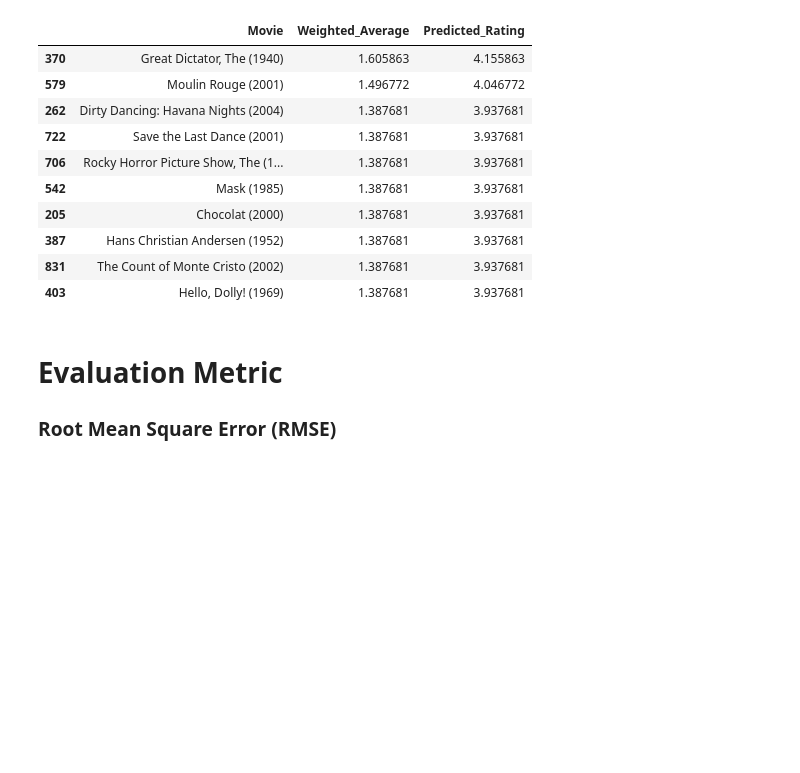
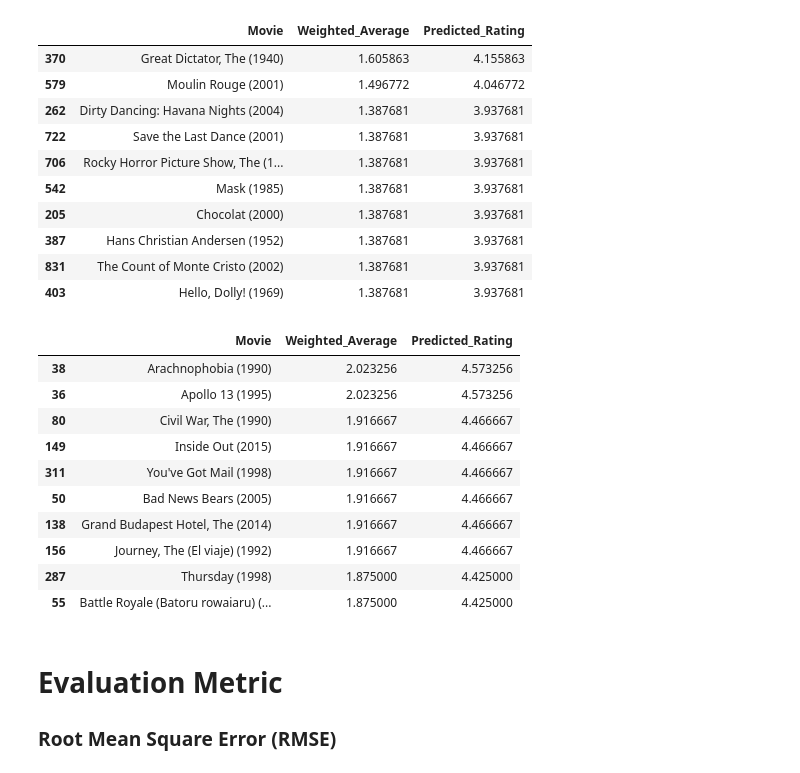
Before and after one commit to zhikaichen99/RecommenderSystems, a Jupyter notebook: collaborative-filtering.ipynb, the cells around one changed output. Drawn from its saved outputs; the diff is of its cells as text; code cells hidden in the pictures; blank space fills up the shorter version.

Commit message:
user-user recommendation function

```diff
--- a/collaborative-filtering.ipynb
+++ b/collaborative-filtering.ipynb
@@ -193,7 +198,8 @@ similar_watched.head()
 # %% [markdown]
 We need to remove the movies that the target user has watched from the movies that similar users have watched.
 # %%
-similar_watched.drop(watched.columns, axis = 1, inplace = True, errors = 'ignore')
+# remove movies that the target user has watched.
+similar_watched.drop(target_watched.columns, axis = 1, inplace = True, errors = 'ignore')
 similar_watched.head()
 # %% [output]
 | title | 'burbs, The (1989) | (500) Days of Summer (2009) | ...And Justice for All (1979) | 10 Things I Hate About You (1999) | ... |
@@ -263,7 +264,9 @@ If $r_{1,4} > r_{1,5}$, then item *4* would get recommended to user *1*.
 # %%
+# Compute the predicted rating
+
 avg_rating = userRatings[userRatings.index == user_id].T.mean()[user_id]
-rankings['Predicted_Rating'] = rankings['Weighted_Average'] + avg_rating
-rankings.sort_values('Weighted_Average', ascending = False)[:10]
+recommendations['Predicted_Rating'] = recommendations['Weighted_Average'] + avg_rating
+recommendations.sort_values('Weighted_Average', ascending = False)[:10]
 # %% [output]
 |  | Movie | Weighted_Average | Predicted_Rating |
 | 370 | Great Dictator, The (1940) | 1.605863 | 4.155863 |
@@ -276,6 +279,53 @@ rankings.sort_values('Weighted_Average', ascending = False)[:10]
 | 387 | Hans Christian Andersen (1952) | 1.387681 | 3.937681 |
 | 831 | The Count of Monte Cristo (2002) | 1.387681 | 3.937681 |
 | 403 | Hello, Dolly! (1969) | 1.387681 | 3.937681 |
+# %%
+k = 10 # Number of similar users we want to retrieve
+similarity_threshold = 0.3 # Threshold that needs to be met to be considered similar
+
+
+def recommend_movies(user):
+    similarity_matrix.drop(index = user, inplace = True)
+    top_k_users = similarity_matrix[similarity_matrix[user] > similarity_threshold][user].sort_values(ascending = False)[1: k + 1]
+    target_watched = userRatings_centered[userRatings_centered.index == user].dropna(axis = 1, how = 'all')
+    similar_watched = userRatings_centered[userRatings_centered.index.isin(top_k_users.index)].dropna(axis = 1, how = 'all')
+    similar_watched.drop(target_watched.columns, axis = 1, inplace = True, errors = 'ignore')
+
+    movies = similar_watched.columns.values.tolist()
+    score = {}
+
+    for i in movies:
+        movie_ratings = similar_watched[i]
+        rating_sum = 0
+        similarity_sum = 0
+        for user in movie_ratings.index:
+            rating = float(movie_ratings.loc[user])
+            similarity = float(top_k_users.loc[user])
+            if pd.isna(rating) == False:
+                rating_sum = rating_sum + rating*similarity
+                similarity_sum = similarity_sum + similarity
+        weighted_average = rating_sum/similarity_sum
+        score.update({i:weighted_average})
+
+    recommendations = pd.DataFrame({'Movie': score.keys(), 'Weighted_Average': score.values()})
+    avg_rating = userRatings[userRatings.index == user_id].T.mean()[user_id]
+    recommendations['Predicted_Rating'] = recommendations['Weighted_Average'] + avg_rating
+    recommendations = recommendations.sort_values('Weighted_Average', ascending = False)[:10]
+    return recommendations
+# %%
+recommend_movies(3)
+# %% [output]
+|  | Movie | Weighted_Average | Predicted_Rating |
+| 38 | Arachnophobia (1990) | 2.023256 | 4.573256 |
+| 36 | Apollo 13 (1995) | 2.023256 | 4.573256 |
+| 80 | Civil War, The (1990) | 1.916667 | 4.466667 |
+| 149 | Inside Out (2015) | 1.916667 | 4.466667 |
+| 311 | You've Got Mail (1998) | 1.916667 | 4.466667 |
+| 50 | Bad News Bears (2005) | 1.916667 | 4.466667 |
+| 138 | Grand Budapest Hotel, The (2014) | 1.916667 | 4.466667 |
+| 156 | Journey, The (El viaje) (1992) | 1.916667 | 4.466667 |
+| 287 | Thursday (1998) | 1.875000 | 4.425000 |
+| 55 | Battle Royale (Batoru rowaiaru) (... | 1.875000 | 4.425000 |
 # %% [markdown]
 # Evaluation Metric
 
```
Also changed, not shown: parts of 16 cells of this notebook.
